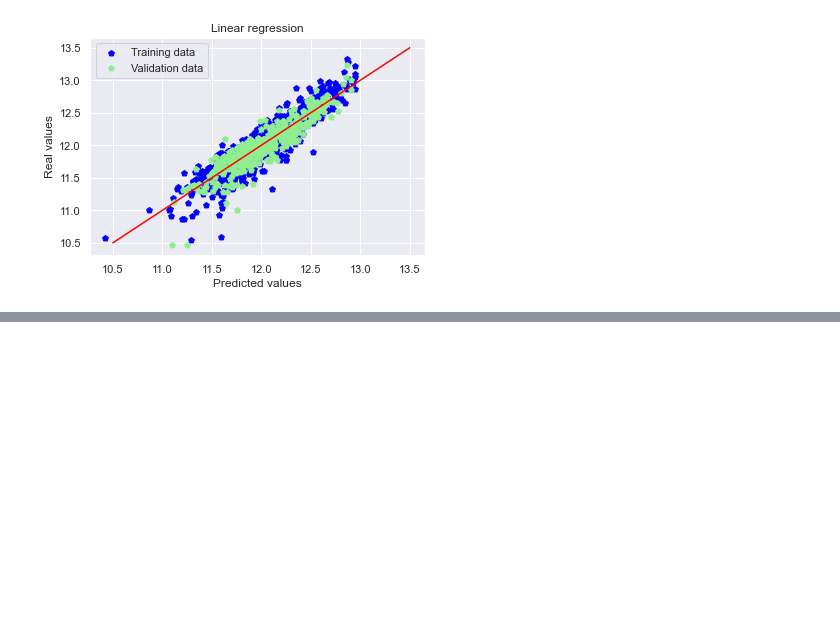
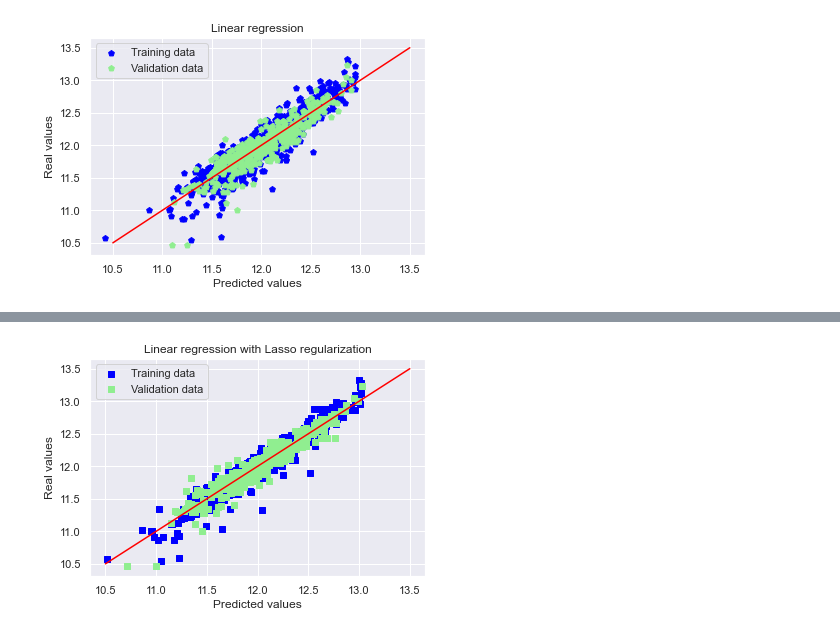
Before and after one commit to salvatore-drago/progettoBIGDATA-HousePrices, a Jupyter notebook: main.ipynb, the cells around one changed output, grey strips where cells are left out. Saved outputs shown, nothing was run; the diff lists cells and outputs as text; code cells hidden in the pictures; blank space fills up the shorter version.

Commit message:
metodi regressione

```diff
--- a/main.ipynb
+++ b/main.ipynb
@@ -817,0 +860,31 @@ plt.show()
+# %%
+# Lasso
+
+
+lasso = LassoCV(alphas = [0.0001, 0.0003, 0.0006, 0.001, 0.003, 0.006, 0.01, 0.03, 0.06, 0.1,
+                          0.3, 0.6, 1],
+                max_iter = 50000, cv = 10)
+lasso.fit(X_train_reg, y_train_reg)
+alpha = lasso.alpha_
+print("Best alpha :", alpha)
+
+print("Try again for more precision with alphas centered around " + str(alpha))
+lasso = LassoCV(alphas = [alpha * .6, alpha * .65, alpha * .7, alpha * .75, alpha * .8,
+                          alpha * .85, alpha * .9, alpha * .95, alpha, alpha * 1.05,
+                          alpha * 1.1, alpha * 1.15, alpha * 1.25, alpha * 1.3, alpha * 1.35,
+                          alpha * 1.4],
+                max_iter = 50000, cv = 10)
+lasso.fit(X_train_reg, y_train_reg)
+alpha = lasso.alpha_
+print("Best alpha :", alpha)
+
+y_train_lass_pred = lasso.predict(X_train_reg)
+y_val_lass_pred = lasso.predict(X_val_reg)
+
+print("Ridge RMSE on Training set with cross val :", rmse_cv(lasso, X_train_reg,y_train_reg))
+print("Ridge RMSE on Test set with corss val :", rmse_cv(lasso, X_val_reg,y_val_reg))
+
+
+
+print("RMSE on Training set :", rmse(y_train_reg,y_train_lass_pred))
+print("RMSE on Test set :", rmse(y_val_reg,y_val_lass_pred))
@@ -817,0 +899,12 @@ plt.show()
+# %%
+# Plot predictions
+plt.scatter(y_train_lass_pred, y_train_reg, c = "blue", marker = "s", label = "Training data")
+plt.scatter(y_val_lass_pred, y_val_reg, c = "lightgreen", marker = "s", label = "Validation data")
+plt.title("Linear regression with Lasso regularization")
+plt.xlabel("Predicted values")
+plt.ylabel("Real values")
+plt.legend(loc = "upper left")
+plt.plot([10.5, 13.5], [10.5, 13.5], c = "red")
+plt.show()
+# %% [output]
+[figure, added]
```
Also changed, not shown: parts of 21 cells of this notebook.
